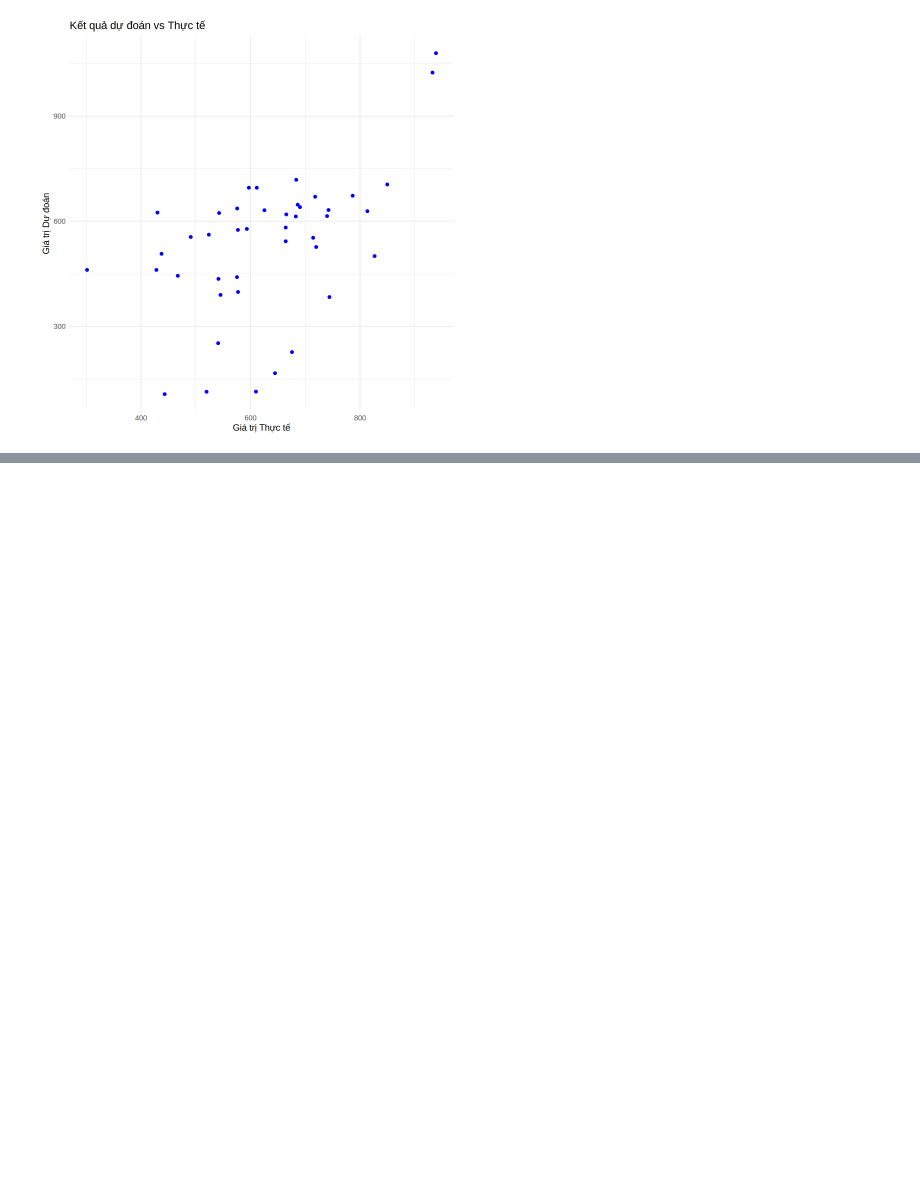
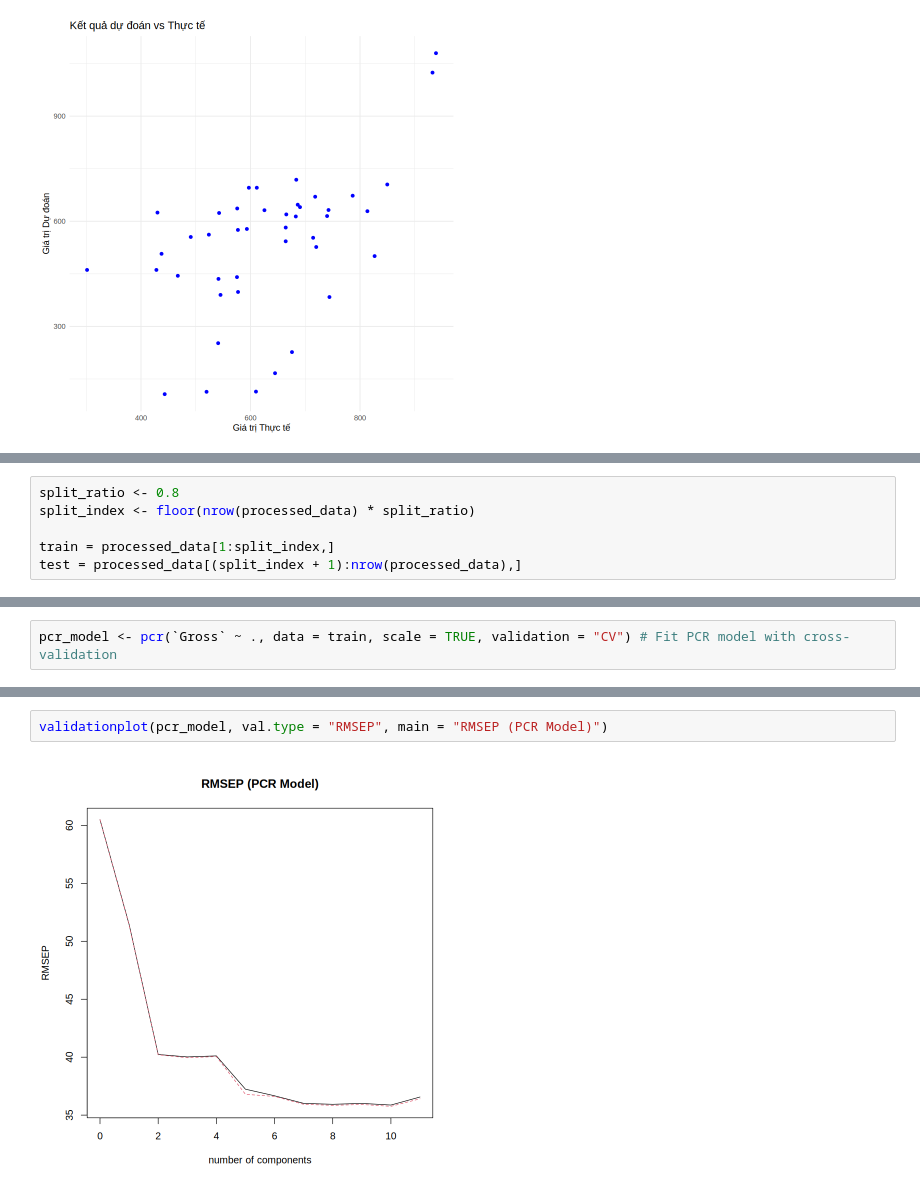
Before and after one commit to lnhutnam/MTT147-FinalProject, a Jupyter notebook: src/part-01/CSM-analysis-imputed-PCA.ipynb, the cells around one changed output, grey strips where cells are left out. Saved outputs shown, nothing was run; the diff lists cells and outputs as text; blank space fills up the shorter version.

```diff
--- a/src/part-01/CSM-analysis-imputed-PCA.ipynb
+++ b/src/part-01/CSM-analysis-imputed-PCA.ipynb
@@ -1369,0 +1443,6 @@ rmse(results, test$Gross)
+# %%
+split_ratio <- 0.8
+split_index <- floor(nrow(processed_data) * split_ratio)
+
+train = processed_data[1:split_index,]
+test = processed_data[(split_index + 1):nrow(processed_data),]
@@ -1369,0 +1451,2 @@ rmse(results, test$Gross)
+# %%
+pcr_model <- pcr(`Gross` ~ ., data = train, scale = TRUE, validation = "CV") # Fit PCR model with cross-validation
@@ -1369,0 +1473,4 @@ rmse(results, test$Gross)
+# %%
+validationplot(pcr_model, val.type = "RMSEP", main = "RMSEP (PCR Model)")
+# %% [output]
+[figure, added]
```
Also changed, not shown: parts of 25 cells of this notebook, 2 other files.
